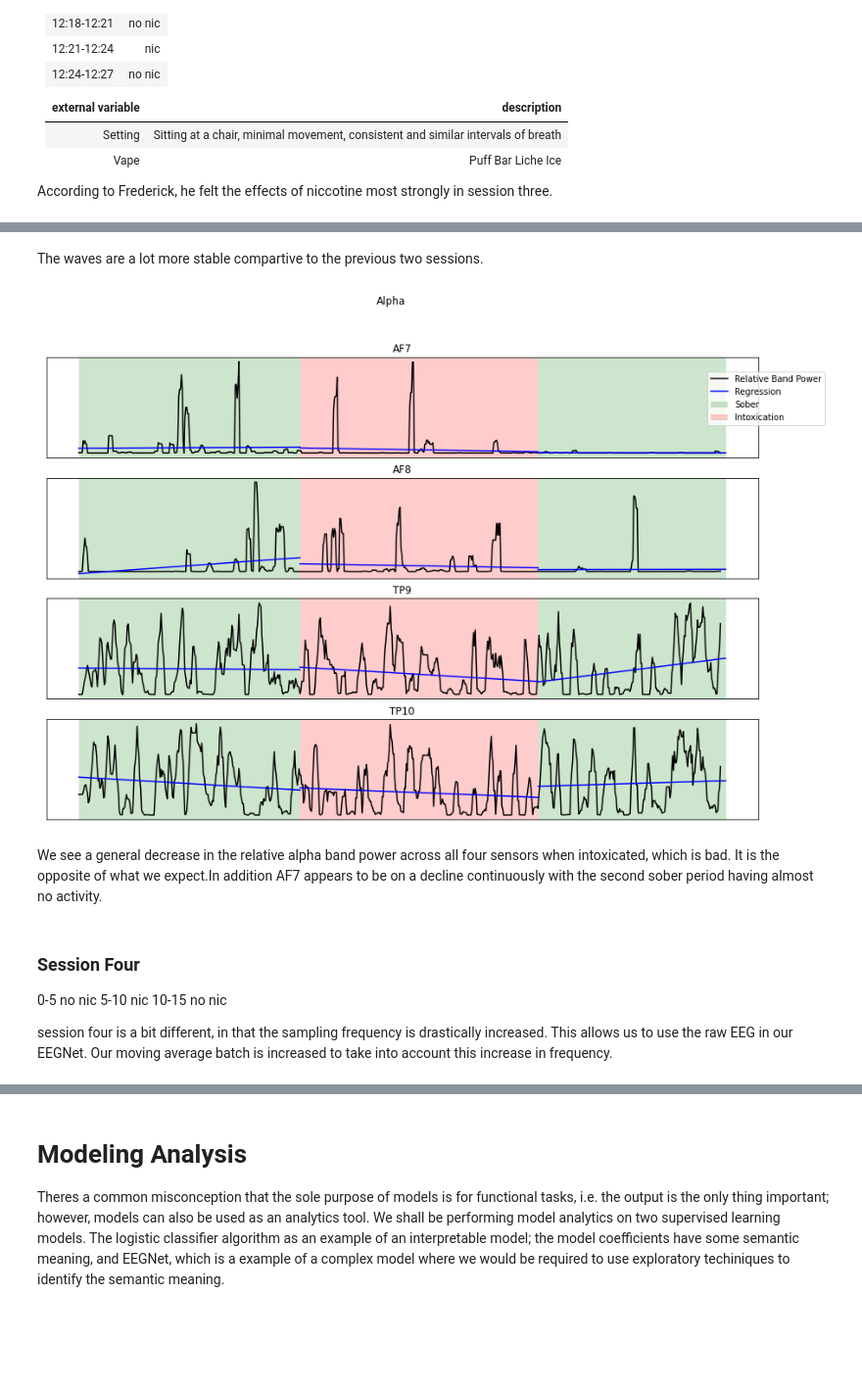
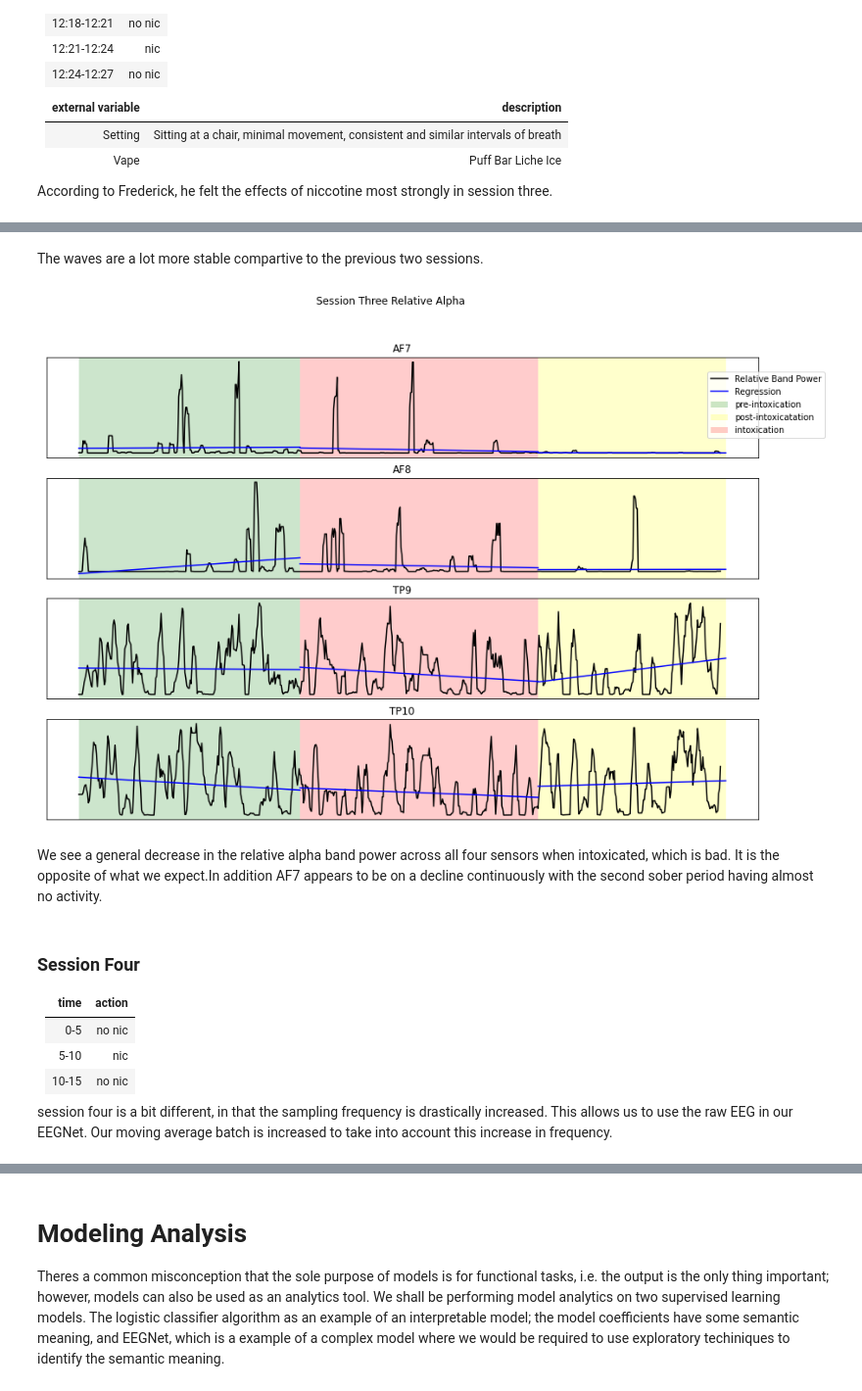
Before and after one commit to Nlin2/cogs189_project, a Jupyter notebook: src/Report.ipynb, the cells around one changed output, grey strips where cells are left out. Shown at 98% size. Cells and saved outputs as stored; diff of their text form; code cells hidden in the pictures; blank space fills up the shorter version.

```diff
--- a/src/Report.ipynb
+++ b/src/Report.ipynb
@@ -414,42 +369,17 @@ plt.show()
-# %% [markdown]
-The waves are a lot more stable compartive to the previous two sessions.
+# %% [markdown]
+The waves are a lot more stable compartive to the previous two sessions.
 # %%
-fig, ax = plt.subplots(4,1,figsize=(15,10))
-for i, sensor_names in enumerate([AF7, AF8, TP9, TP10]):
-    alpha = ses3[sensor_names].loc[:, f"Alpha_{sensors[i]}"] ** 10
-    nonalphas = (ses3[sensor_names] ** 10).sum(axis=1)
-    relative_alpha = alpha / nonalphas
-    vals = moving_avg(relative_alpha, BATCH)
-    ax[i].plot(vals, color=brainWaveC, label="Relative Band Power")
-    ax[i].set_yticks([])
-    ax[i].set_xticks([])
-    ax[i].set_title(sensors[i])
-
-    # Sobriety
-    ax[i].axvspan(sober1[0], sober1[1], facecolor=soberC, alpha=0.2, label="Sober")
-    # Intoxication
-    ax[i].axvspan(intox1[0], intox1[1], facecolor=intoxC, alpha=0.2, label="Intoxication")
-    ax[i].axvspan(sober2[0], sober2[1], facecolor=soberC, alpha=0.2,)
-
-    # Stepwise TimeSeries Linear Regression
-    x, y = get_regression(sober1, vals)
-    ax[i].plot(x, y, color=reg)
-    x, y = get_regression(intox1, vals)
-    ax[i].plot(x, y, color=reg, label="Regression")
-    x, y = get_regression(sober2, vals)
-    ax[i].plot(x,y, color=reg)
-plt.legend(bbox_to_anchor=(1.1,4.5))
-plt.suptitle("Alpha")
-plt.show()
+brainwave_rel_plot(ses3, "Session Three Relative Alpha", periods)
 # %% [output]
-[figure, old version]
+[figure, new version]
 # %% [markdown]
 We see a general decrease in the relative alpha band power across all four sensors when intoxicated, which is bad. It is the opposite of what we expect.In addition AF7 appears to be on a decline continuously with the second sober period having almost no activity.
 # %% [markdown]
 ### Session Four
-
-0-5 no nic
-5-10 nic
-10-15 no nic
+|time|action|
+|-|-|
+|0-5| no nic|
+|5-10| nic|
+|10-15| no nic|
 
 session four is a bit different, in that the sampling frequency is drastically increased. This allows us to use the raw EEG in our EEGNet. Our moving average batch is increased to take into account this increase in frequency.
```
Also changed, not shown: parts of 37 cells of this notebook, 4 other files.
